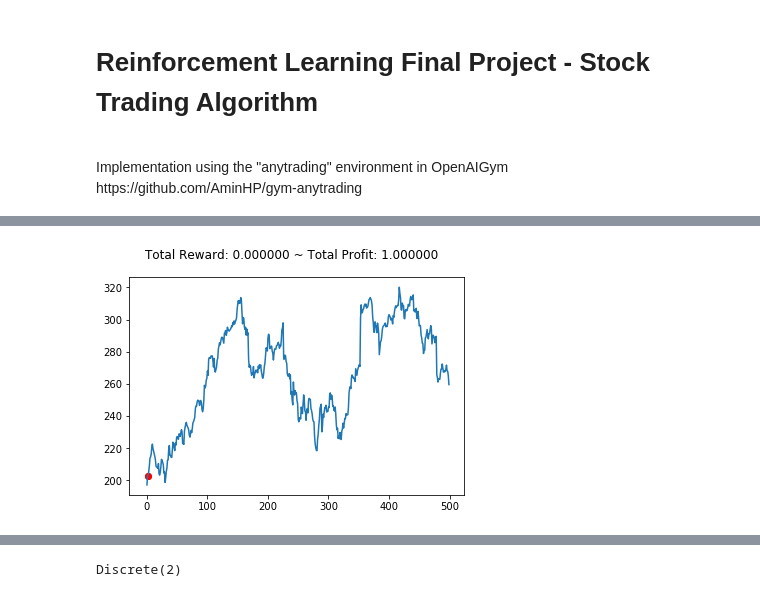
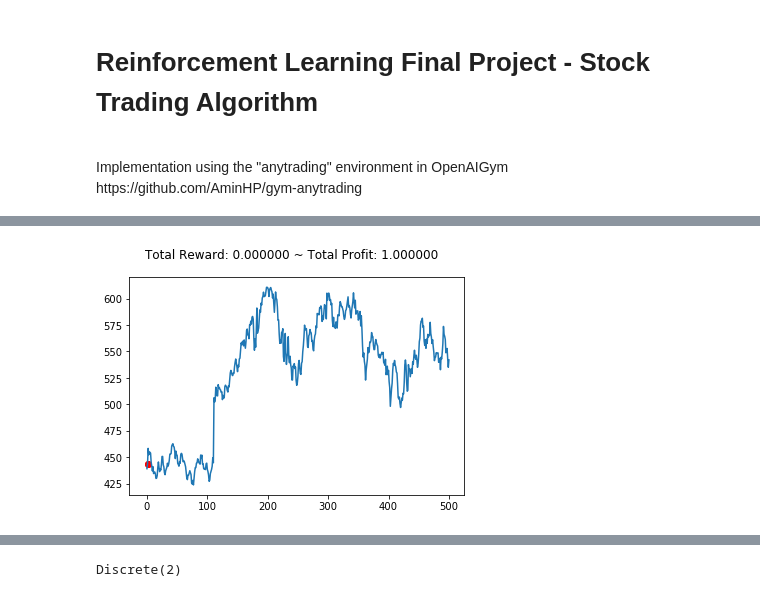
Before and after one commit to fshi3/RL_stock_trading, a Jupyter notebook: RL - Stock Trading Algo.ipynb, the cells around one changed output, grey strips where cells are left out. Cells and saved outputs as stored; diff of their text form; code cells hidden in the pictures.

```diff
--- a/RL - Stock Trading Algo.ipynb
+++ b/RL - Stock Trading Algo.ipynb
@@ -39,11 +57,11 @@ import random
 # %%
 env = gym.make('stocks-v0')
-custom_env = gym.make('stocks-v0',
+env_1 = gym.make('stocks-v0',
                df = STOCKS_GOOGL,
                window_size = 1,
-               frame_bound = (1, 500))
+               frame_bound = (1000, 1500))
 # %%
-custom_env.reset()
-custom_env.render()
+env_1.reset()
+env_1.render()
 # %% [output]
-[figure, old version]
+[figure, new version]
```
Also changed, not shown: parts of 13 cells of this notebook.
